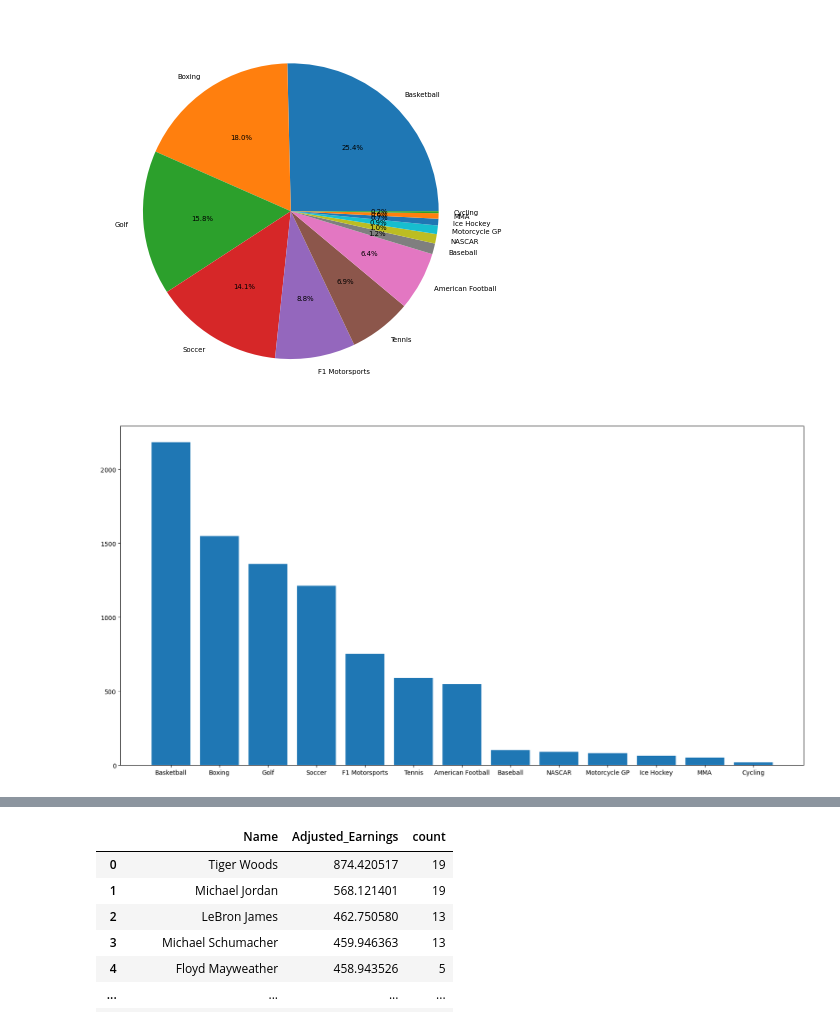
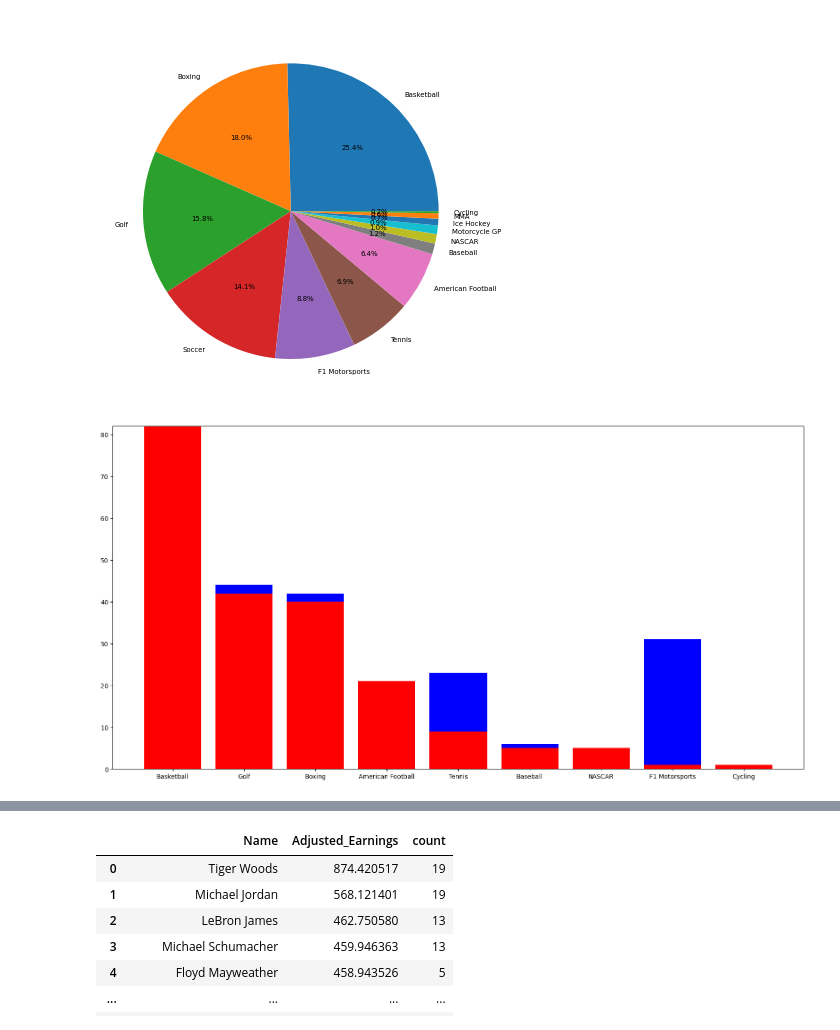
Before and after one commit to cisnerosjp/SMU-Project1-HighestPaidAthletes, a Jupyter notebook: AthletePay_adjusted.ipynb, the cells around one changed output, grey strips where cells are left out. Saved outputs shown, nothing was run; the diff lists cells and outputs as text; code cells hidden in the pictures.

```diff
--- a/AthletePay_adjusted.ipynb
+++ b/AthletePay_adjusted.ipynb
@@ -117,3 +117,5 @@ Motorcycle GP         4
 Cycling               1
 MMA                   1
 Name: count, dtype: int64
+# %%
+athlete_df.loc[(athlete_df.Nationality == "Philippines") |(athlete_df.Nationality == "Filipino")] = "Philippines"
@@ -319,10 +341,18 @@ plt.show()
 [figure]
 # %%
 # Plot a graph for total adjusted earnings by sport. Stack it by US and non-US earnings.
-usa_bysport = sports.loc[[sports.Sport == "F1 Motorsports"]]
+usa_temp = adjusted_df.loc[adjusted_df.Nationality == "USA"]
+usa_bysport = usa_temp.Sport.value_counts().reset_index()
+
+world_temp = adjusted_df.loc[adjusted_df.Nationality != "USA"]
+world_bysport = world_temp.Sport.value_counts().reset_index()
+
+merged_bysport = pd.merge (usa_bysport, world_bysport, on = "Sport", how = "outer")
+merged_bysport
 
 plt.figure(figsize = (20,10))
-plt.bar(sports.Sport, sports.Adjusted_Earnings)
+plt.bar(merged_bysport.Sport, merged_bysport.count_x, color = "red")
+plt.bar(merged_bysport.Sport, merged_bysport.count_y, bottom=merged_bysport.count_x, color = "blue")
 plt.show()
 # %% [output]
-[figure, old version]
+[figure, new version]
```
Also changed, not shown: parts of 10 cells of this notebook.
